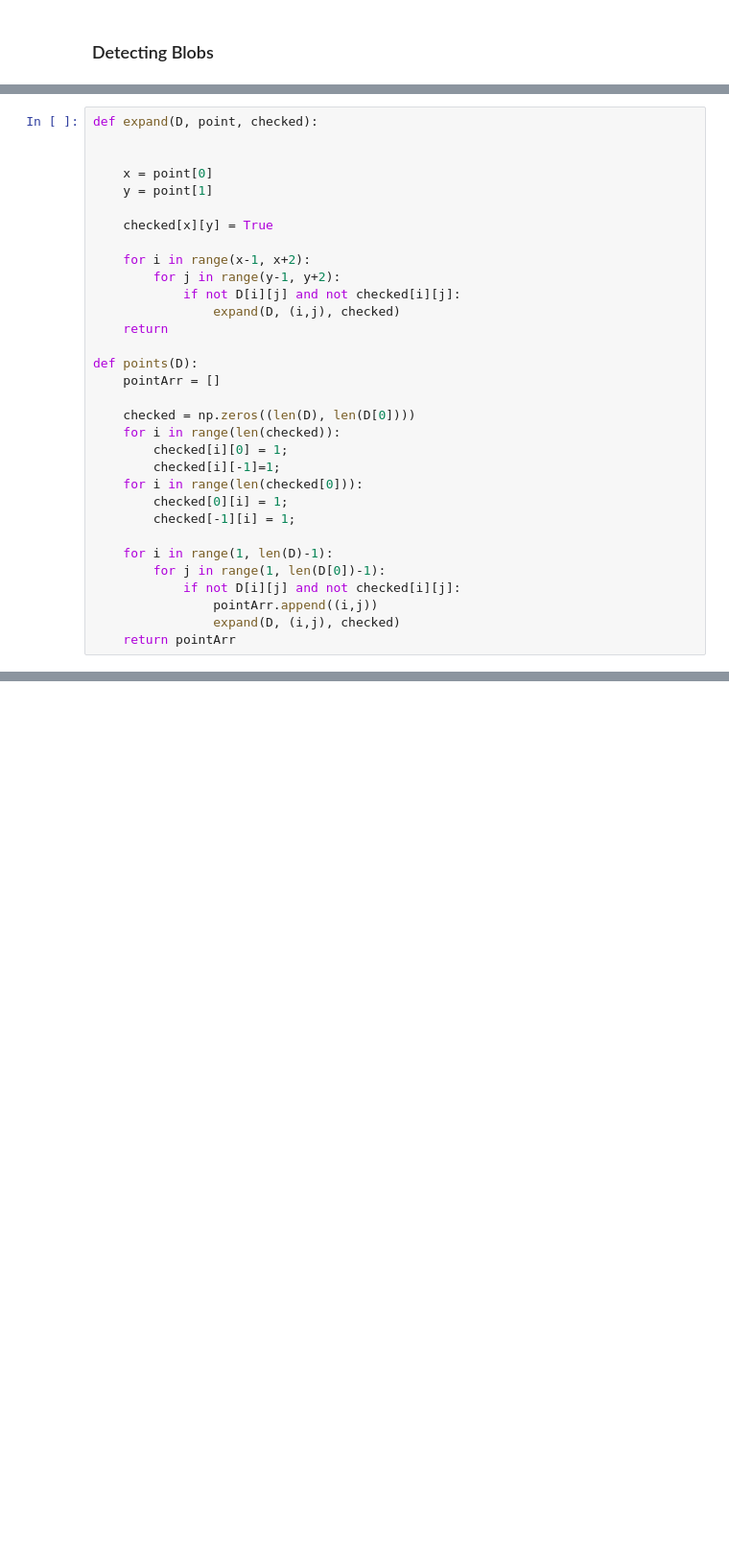
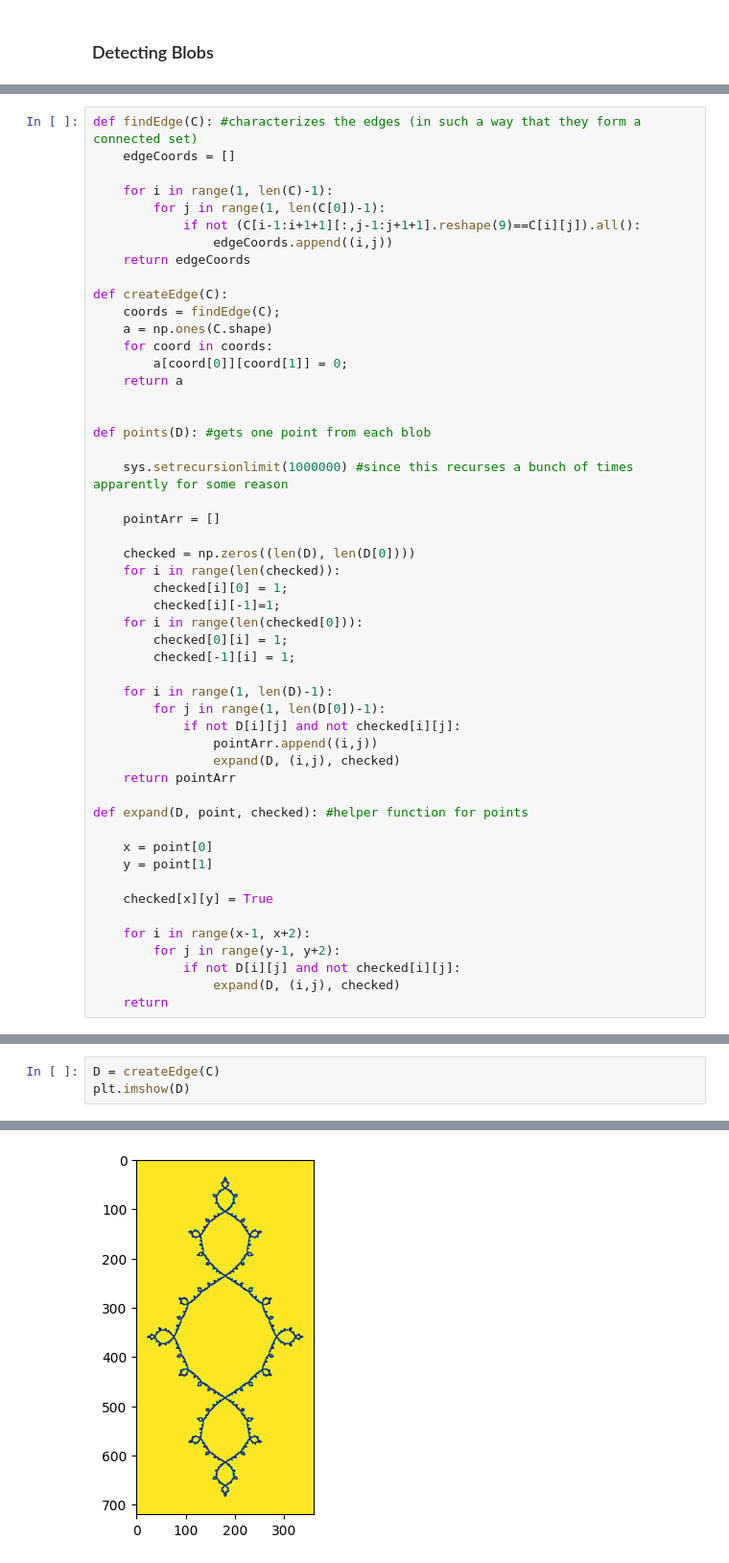
Before and after one commit to Kartiv/Iteration-of-Rational-Functions, a Jupyter notebook: notebook.ipynb, the cells around one changed output, grey strips where cells are left out. Shown: that part at 96% size. Saved outputs shown, nothing was run; the diff lists cells and outputs as text; blank space fills up the shorter version.

```diff
--- a/notebook.ipynb
+++ b/notebook.ipynb
@@ -92,19 +68,25 @@ plt.imshow(C.T)
 # %%
-def expand(D, point, checked):
+def findEdge(C): #characterizes the edges (in such a way that they form a connected set)
+    edgeCoords = []
+
+    for i in range(1, len(C)-1):
+        for j in range(1, len(C[0])-1):
+            if not (C[i-1:i+1+1][:,j-1:j+1+1].reshape(9)==C[i][j]).all():
+                edgeCoords.append((i,j))
+    return edgeCoords
+
+def createEdge(C):
+    coords = findEdge(C);
+    a = np.ones(C.shape)
+    for coord in coords:
+        a[coord[0]][coord[1]] = 0;
+    return a
 
 
-    x = point[0]
-    y = point[1]
+def points(D): #gets one point from each blob
 
-    checked[x][y] = True
+    sys.setrecursionlimit(1000000) #since this recurses a bunch of times apparently for some reason
 
-    for i in range(x-1, x+2):
-        for j in range(y-1, y+2):
-            if not D[i][j] and not checked[i][j]:
-                expand(D, (i,j), checked)
-    return
-
-def points(D):
     pointArr = []
 
     checked = np.zeros((len(D), len(D[0])))
@@ -121,3 +103,16 @@ def points(D):
                 pointArr.append((i,j))
                 expand(D, (i,j), checked)
     return pointArr
+
+def expand(D, point, checked): #helper function for points
+
+    x = point[0]
+    y = point[1]
+
+    checked[x][y] = True
+
+    for i in range(x-1, x+2):
+        for j in range(y-1, y+2):
+            if not D[i][j] and not checked[i][j]:
+                expand(D, (i,j), checked)
+    return
@@ -126,0 +143,4 @@ result = points(C)
+# %%
+D = createEdge(C)
+plt.imshow(D)
+# %% [output]
@@ -126,0 +148 @@ result = points(C)
+[figure, added]
```
Also changed, not shown: parts of 18 cells of this notebook, 5 other files.
